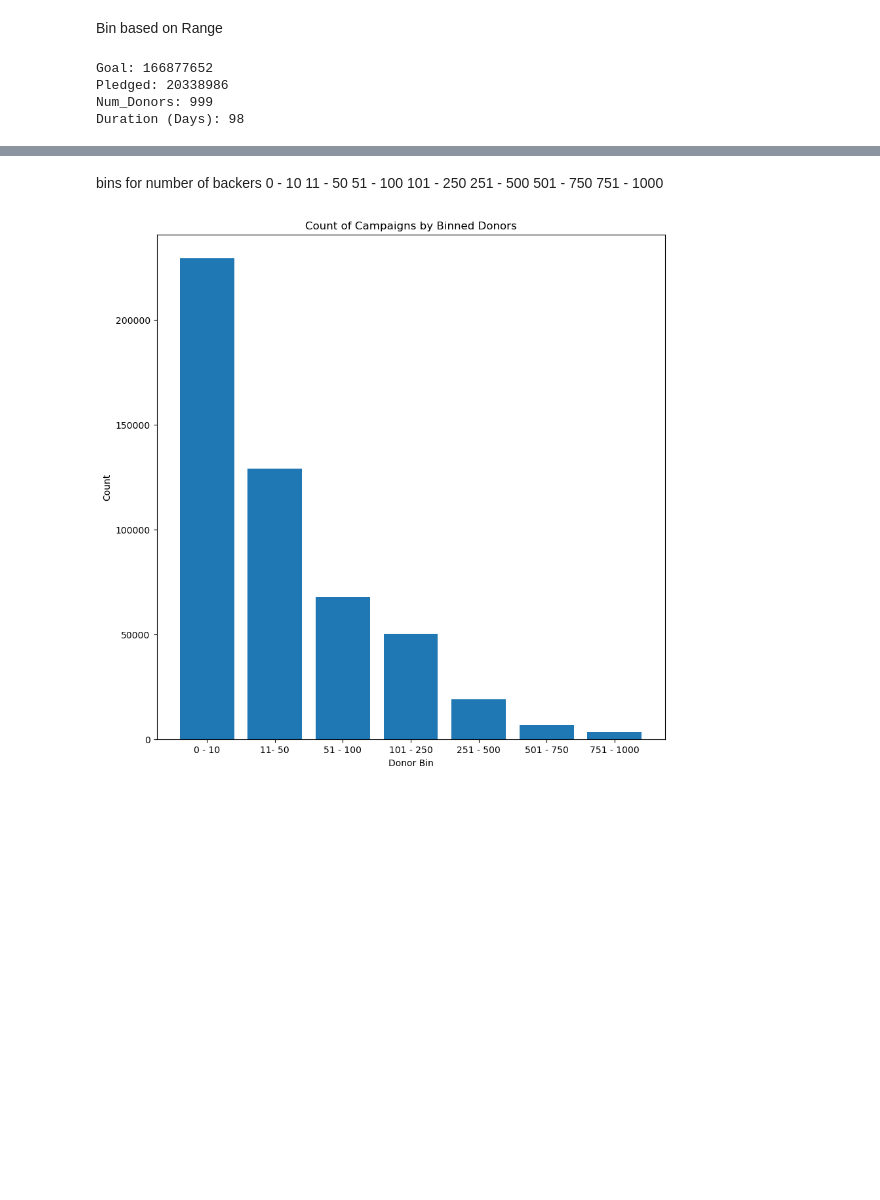
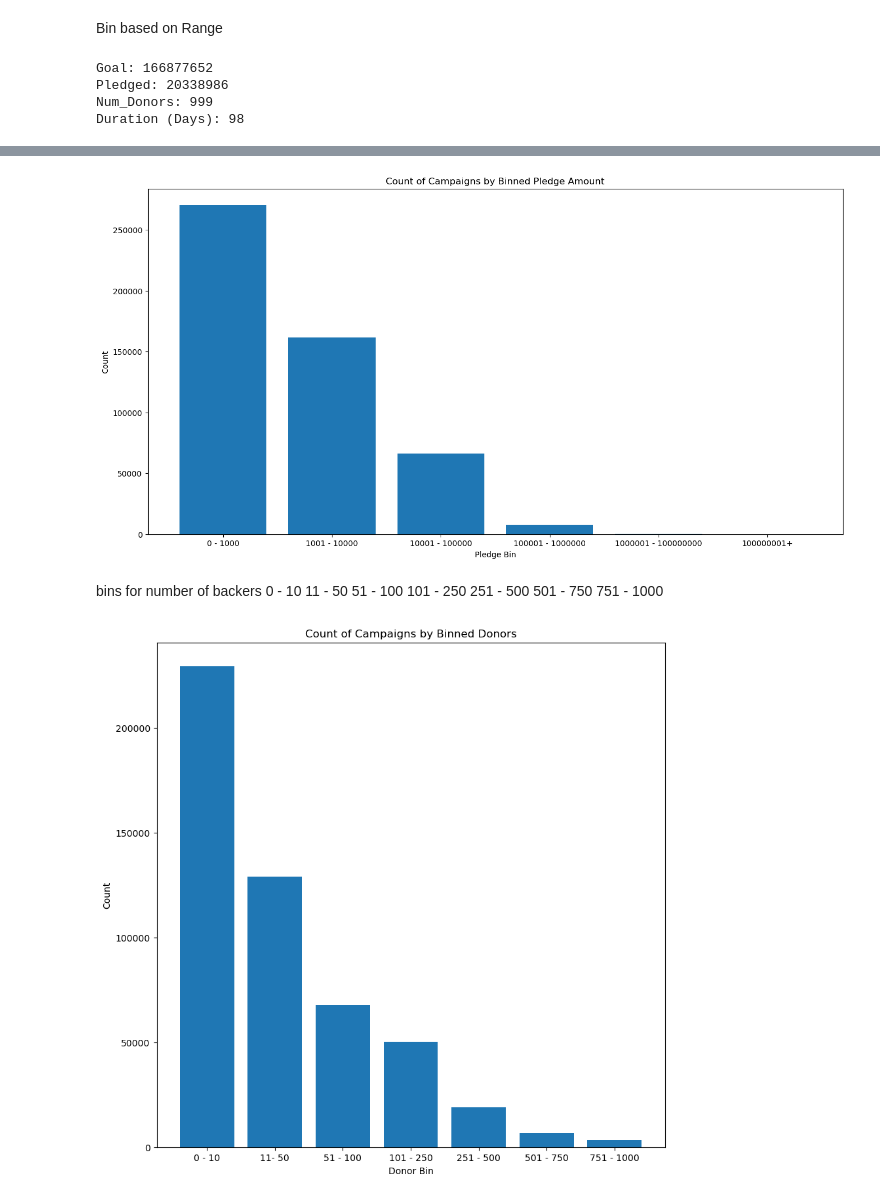
Before and after one commit to SBangarh/Kickstarter_Analysis, a Jupyter notebook: exploratory_analysis.ipynb, the cells around one changed output, grey strips where cells are left out. Drawn from its saved outputs; the diff is of its cells as text; code cells hidden in the pictures; blank space fills up the shorter version.

```diff
--- a/exploratory_analysis.ipynb
+++ b/exploratory_analysis.ipynb
@@ -449,3 +468,24 @@ Duration (Days): 98
+# %%
+#Pledge
+#decalre bins and labels -  same as Goal for consistency
+pledge_bins = [0, 1001, 10001, 100001, 1000001, 100000001, 200000000]
+pledge_labels = ['0 - 1000', '1001 - 10000', '10001 - 100000', '100001 - 1000000', '1000001 - 100000000', '100000001+']
+
+binned_pledge = pd.cut(data['Pledged'], bins=pledge_bins, right=False, labels=pledge_labels)
+pledge_binned = pd.DataFrame(binned_pledge.value_counts())
+pledge_binned.reset_index(inplace=True)
+pledge_binned.rename(columns={'index': 'Pledged', 'Pledged': 'Count'}, inplace=True)
+
+
+#plt counts
+fig = plt.figure(figsize=(16, 8))
+plt.bar(x=pledge_binned['Pledged'], height=pledge_binned['Count'])
+plt.title('Count of Campaigns by Binned Pledge Amount')
+plt.xlabel('Pledge Bin')
+plt.ylabel('Count')
+plt.show()
+# %% [output]
+[figure, added]
 # %% [markdown]
 bins for number of backers
 0 - 10
```
Also changed, not shown: parts of 16 cells of this notebook.
